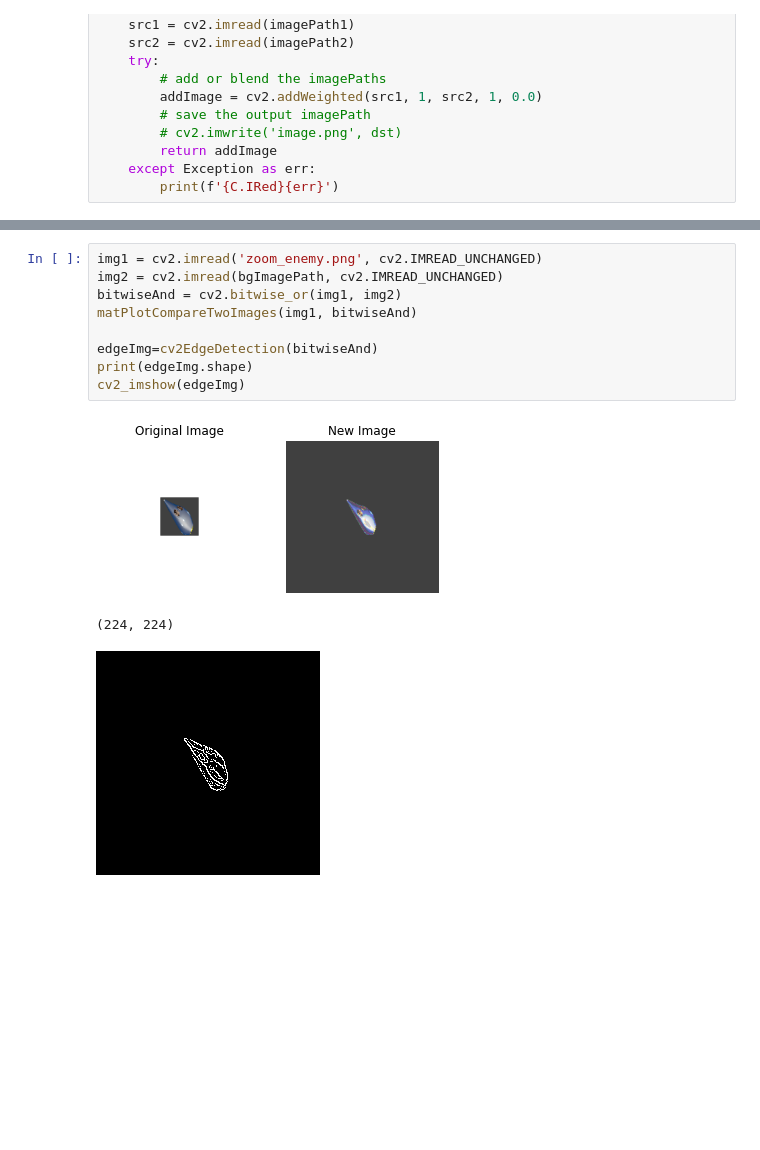
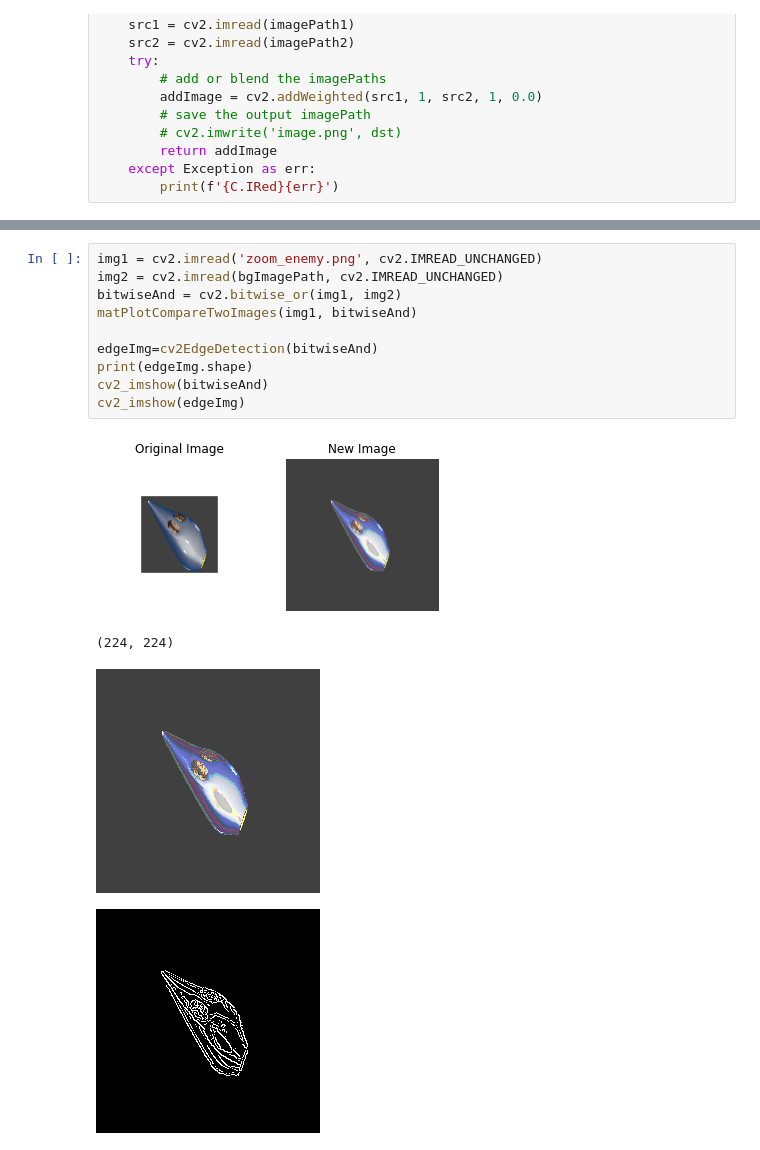
Before and after one commit to iypc-team/CoLab, a Jupyter notebook: CV2_Utilities.ipynb, the cells around one changed output, grey strips where cells are left out. Saved outputs shown, nothing was run; the diff lists cells and outputs as text; blank space fills up the shorter version.

```diff
--- a/CV2_Utilities.ipynb
+++ b/CV2_Utilities.ipynb
@@ -290,13 +293,15 @@ except: matPlotCompareTwoImages(enemyImg, bgImage)
 # %%
 img1 = cv2.imread('zoom_enemy.png', cv2.IMREAD_UNCHANGED)
 img2 = cv2.imread(bgImagePath, cv2.IMREAD_UNCHANGED)
 bitwiseAnd = cv2.bitwise_or(img1, img2)
 matPlotCompareTwoImages(img1, bitwiseAnd)
 
 edgeImg=cv2EdgeDetection(bitwiseAnd)
 print(edgeImg.shape)
+cv2_imshow(bitwiseAnd)
 cv2_imshow(edgeImg)
 # %% [output]
-[figure, old version]
+[figure, new version]
 (224, 224)
-[figure, old version]
+[figure, new version]
+[figure, added]
```
Also changed, not shown: parts of 5 cells of this notebook.
